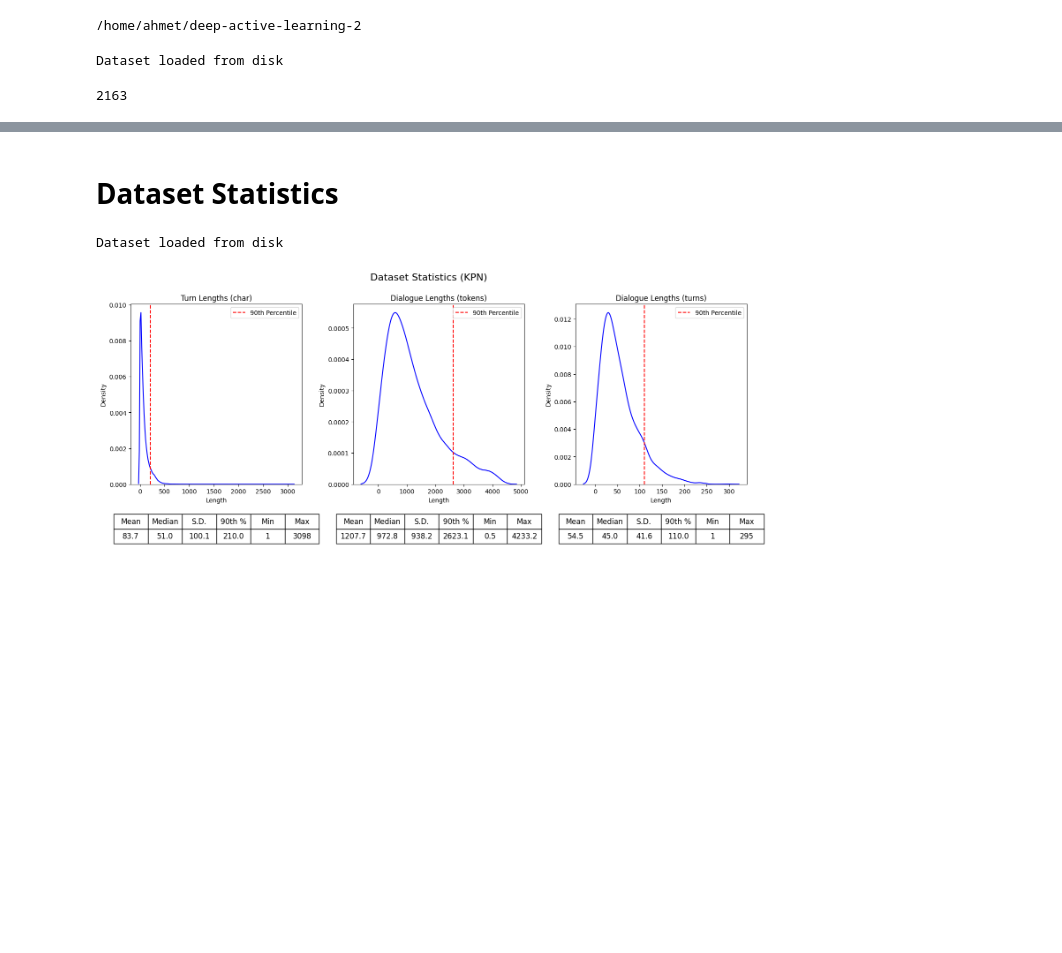
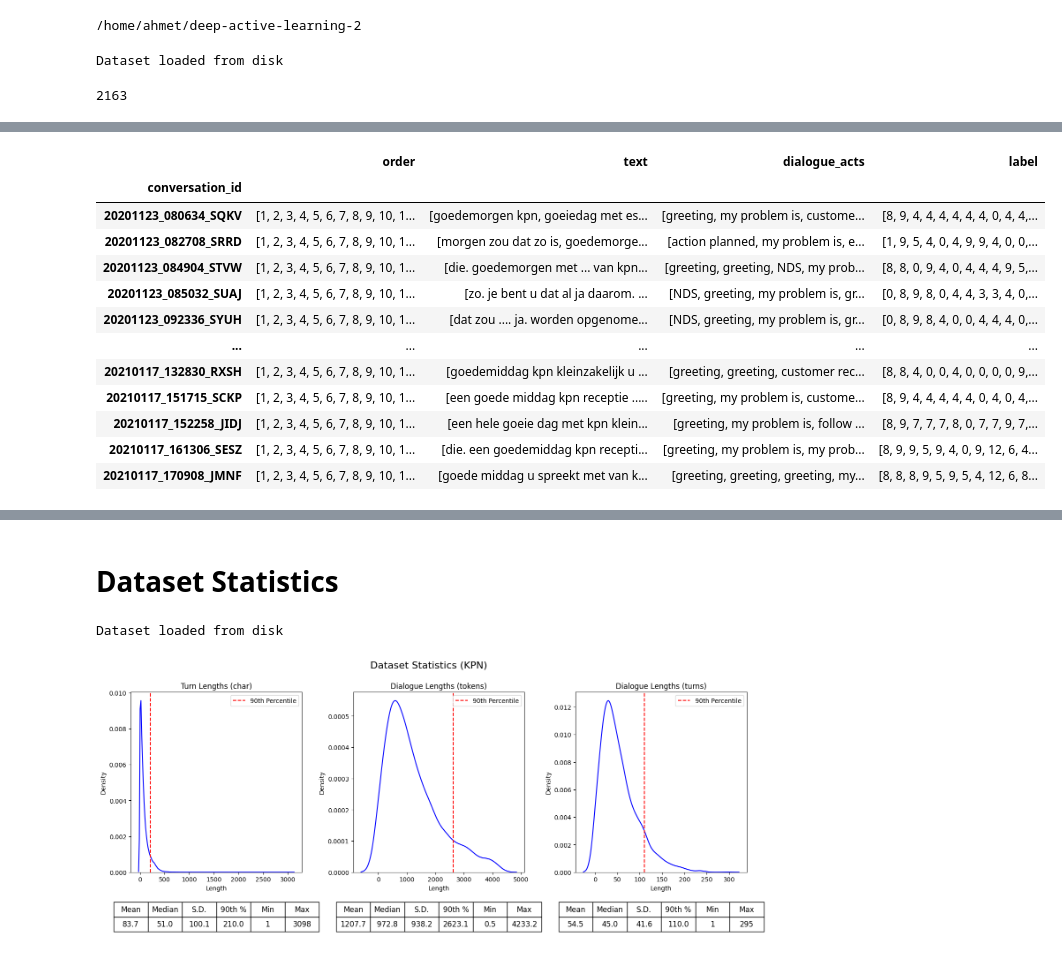
Before and after one commit to ahmetayrnc/deep-active-learning-2, a Jupyter notebook: scripts/test.ipynb, the cells around one changed output, grey strips where cells are left out. Drawn from its saved outputs; the diff is of its cells as text; code cells hidden in the pictures; blank space fills up the shorter version.

Commit message:
add KPN data prep

```diff
--- a/scripts/test.ipynb
+++ b/scripts/test.ipynb
@@ -16,0 +19,69 @@ Dataset loaded from disk
+# %%
+import pandas as pd
+import os
+from sklearn.preprocessing import LabelEncoder
+from sklearn.model_selection import train_test_split
+from datasets import DatasetDict, Dataset
+
+replace_map = {
+    "mechanic planned": "action planned",
+    "back office_answer": "back office",
+    "consultation_answer": "consultation",
+    "transfer_answer": "transfer",
+    "following_procedure": "follow procedure",
+    "will try solution": "suggest solution",
+    "mechanic planned_answer": "action planned",
+}
+
+
+def convert_kpn_data():
+    # read the csv
+    df = pd.read_csv("kpn.csv", index_col=0)
+
+    df = df.reset_index(drop=True)
+
+    # drop the unnecessary columns
+    df = df.drop(columns=["segments", "actor_id"])
+
+    # remove the brackets from the dialogue acts
+    df["dialogue_acts"] = df["dialogue_acts"].apply(lambda x: x.strip("['']"))
+
+    df['dialogue_acts'] = df['dialogue_acts'].replace(replace_map)
+
+    # encode the labels
+    le = LabelEncoder()
+    df["label"] = le.fit_transform(df["dialogue_acts"])
+
+    print(le.classes_)
+
+    # sort the turns by turn order
+    df = (
+        df.groupby("conversation_id", group_keys=True)
+        .apply(lambda x: x.sort_values(by=["order"]))
+        .reset_index(drop=True)
+    )
+
+    # create the nested structure
+    df = df.groupby("conversation_id").agg(list)
+
+    display(df)
+
+    # remove the conversations with more than 4000 tokens
+    total_length = lambda text_list: sum([len(text) for text in text_list])
+    df = df[df["text"].apply(total_length) / 4 < 4000]
+
+    # split the data into train and test
+    train_data, test_data = train_test_split(df, test_size=0.1, random_state=42)
+    print(train_data.shape, test_data.shape)
+
+    # create the dataset dict
+    train_dataset = Dataset.from_pandas(train_data)
+    test_dataset = Dataset.from_pandas(test_data)
+    dataset_dict = DatasetDict({"train": train_dataset, "test": test_dataset})
+
+    os.makedirs("data/kpn", exist_ok=True)
+    dataset_dict.save_to_disk("data/kpn")
+
+
+convert_kpn_data()
+# %% [output]
@@ -16,0 +91,13 @@ Dataset loaded from disk
+|  | order | text | dialogue_acts | label |
+| conversation_id |  |  |  |  |
+| 20201123_080634_SQKV | [1, 2, 3, 4, 5, 6, 7, 8, 9, 10, 1... | [goedemorgen kpn, goeiedag met es... | [greeting, my problem is, custome... | [8, 9, 4, 4, 4, 4, 4, 4, 0, 4, 4,... |
+| 20201123_082708_SRRD | [1, 2, 3, 4, 5, 6, 7, 8, 9, 10, 1... | [morgen zou dat zo is, goedemorge... | [action planned, my problem is, e... | [1, 9, 5, 4, 0, 4, 9, 9, 4, 0, 0,... |
+| 20201123_084904_STVW | [1, 2, 3, 4, 5, 6, 7, 8, 9, 10, 1... | [die. goedemorgen met ... van kpn... | [greeting, greeting, NDS, my prob... | [8, 8, 0, 9, 4, 0, 4, 4, 4, 9, 5,... |
+| 20201123_085032_SUAJ | [1, 2, 3, 4, 5, 6, 7, 8, 9, 10, 1... | [zo. je bent u dat al ja daarom. ... | [NDS, greeting, my problem is, gr... | [0, 8, 9, 8, 0, 4, 4, 3, 3, 4, 0,... |
+| 20201123_092336_SYUH | [1, 2, 3, 4, 5, 6, 7, 8, 9, 10, 1... | [dat zou .... ja. worden opgenome... | [NDS, greeting, my problem is, gr... | [0, 8, 9, 8, 4, 0, 0, 4, 4, 4, 0,... |
+| ... | ... | ... | ... | ... |
+| 20210117_132830_RXSH | [1, 2, 3, 4, 5, 6, 7, 8, 9, 10, 1... | [goedemiddag kpn kleinzakelijk u ... | [greeting, greeting, customer rec... | [8, 8, 4, 0, 0, 4, 0, 0, 0, 0, 9,... |
+| 20210117_151715_SCKP | [1, 2, 3, 4, 5, 6, 7, 8, 9, 10, 1... | [een goede middag kpn receptie ..... | [greeting, my problem is, custome... | [8, 9, 4, 4, 4, 4, 4, 0, 4, 0, 4,... |
+| 20210117_152258_JIDJ | [1, 2, 3, 4, 5, 6, 7, 8, 9, 10, 1... | [een hele goeie dag met kpn klein... | [greeting, my problem is, follow ... | [8, 9, 7, 7, 7, 8, 0, 7, 7, 9, 7,... |
+| 20210117_161306_SESZ | [1, 2, 3, 4, 5, 6, 7, 8, 9, 10, 1... | [die. een goedemiddag kpn recepti... | [greeting, my problem is, my prob... | [8, 9, 9, 5, 9, 4, 0, 9, 12, 6, 4... |
+| 20210117_170908_JMNF | [1, 2, 3, 4, 5, 6, 7, 8, 9, 10, 1... | [goede middag u spreekt met van k... | [greeting, greeting, greeting, my... | [8, 8, 8, 9, 5, 9, 5, 4, 12, 6, 8... |
```
Also changed, not shown: parts of 2 cells of this notebook.
